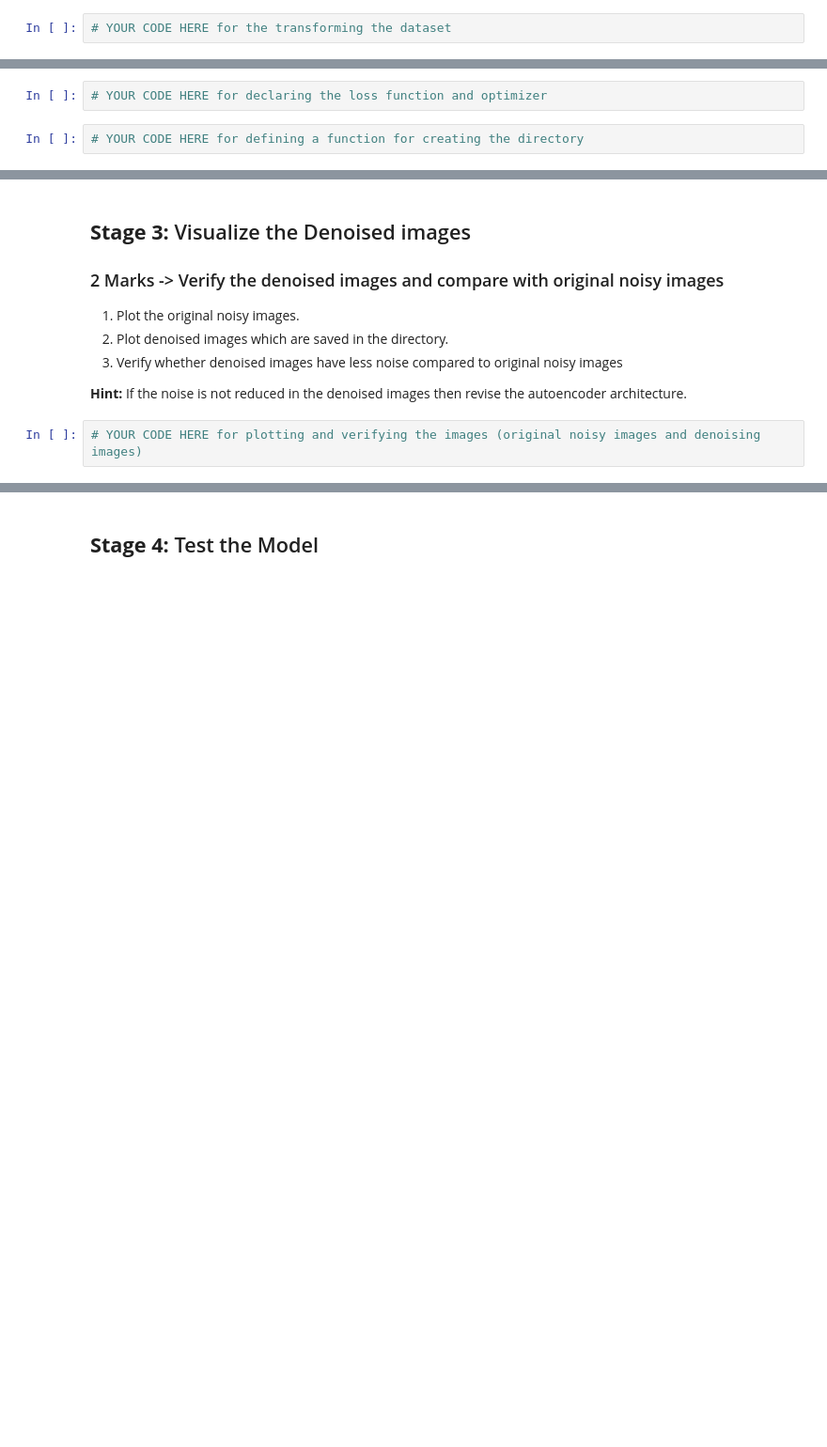
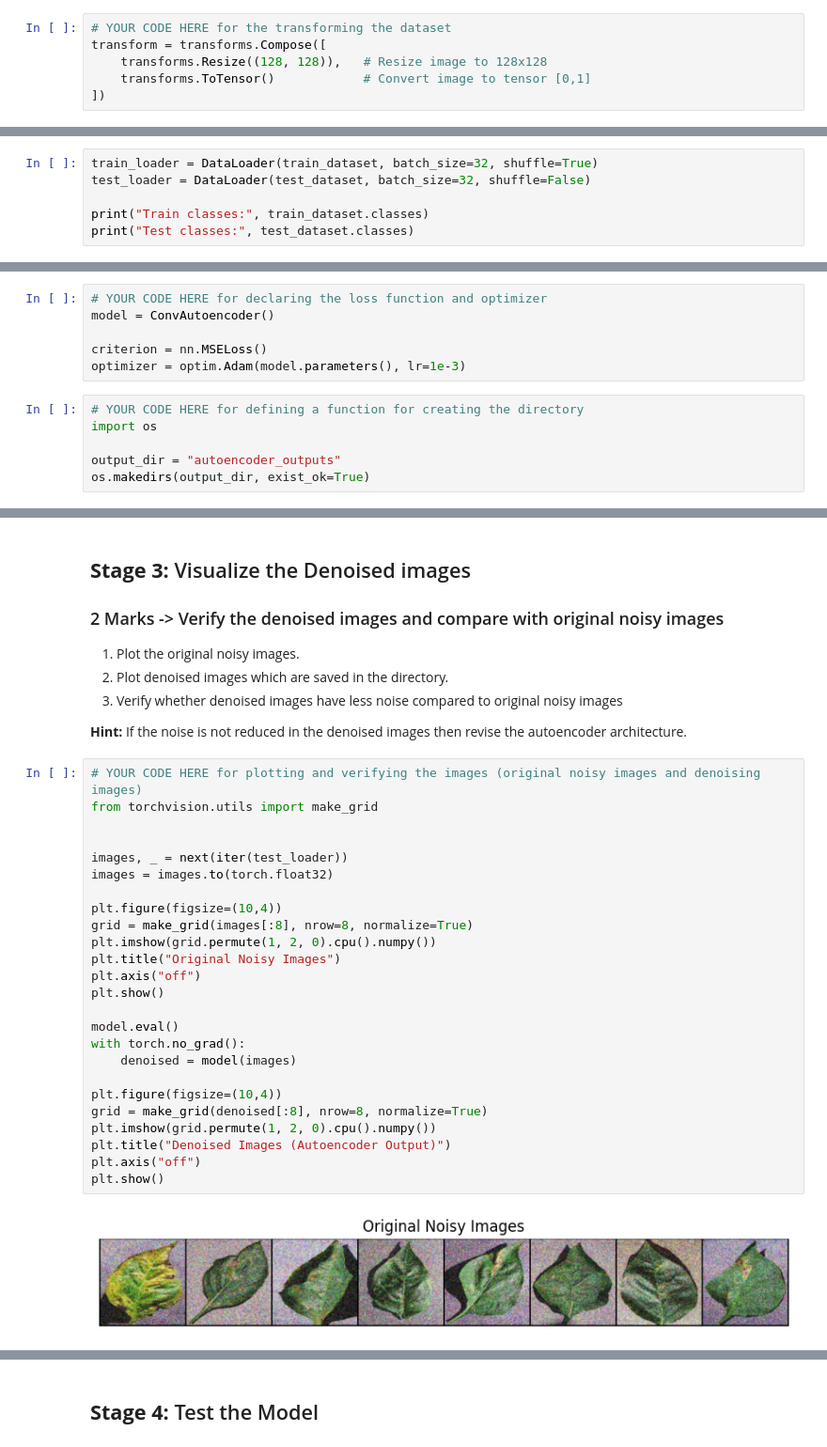
Before and after one commit to vikramvundyala/python_AI-ML, a Jupyter notebook: U3_MH2_Plant_Images_Denoising.ipynb, the cells around one changed output, grey strips where cells are left out. Shown at 94% size. Drawn from its saved outputs; the diff is of its cells as text; blank space fills up the shorter version.

```diff
--- a/U3_MH2_Plant_Images_Denoising.ipynb
+++ b/U3_MH2_Plant_Images_Denoising.ipynb
@@ -79,3 +80,7 @@ from torch.autograd import Variable
 2. Load the dataset with the defined transformations.
 # %%
 # YOUR CODE HERE for the transforming the dataset
+transform = transforms.Compose([
+    transforms.Resize((128, 128)),   # Resize image to 128x128
+    transforms.ToTensor()            # Convert image to tensor [0,1]
+])
@@ -83,0 +99,6 @@ from torch.autograd import Variable
+# %%
+train_loader = DataLoader(train_dataset, batch_size=32, shuffle=True)
+test_loader = DataLoader(test_dataset, batch_size=32, shuffle=False)
+
+print("Train classes:", train_dataset.classes)
+print("Test classes:", test_dataset.classes)
@@ -106,5 +204,13 @@ from torch.autograd import Variable
    * Save the output (denoised) images in a directory.
 # %%
 # YOUR CODE HERE for declaring the loss function and optimizer
+model = ConvAutoencoder()
+
+criterion = nn.MSELoss()
+optimizer = optim.Adam(model.parameters(), lr=1e-3)
 # %%
 # YOUR CODE HERE for defining a function for creating the directory
+import os
+
+output_dir = "autoencoder_outputs"
+os.makedirs(output_dir, exist_ok=True)
@@ -125,5 +275,30 @@ from torch.autograd import Variable
 3. Verify whether denoised images have less noise compared to original noisy images
 
 **Hint:** If the noise is not reduced in the denoised images then revise the autoencoder architecture.
-# %%
-# YOUR CODE HERE for plotting and verifying the images (original noisy images and denoising images)
+# %%
+# YOUR CODE HERE for plotting and verifying the images (original noisy images and denoising images)
+from torchvision.utils import make_grid
+
+
+images, _ = next(iter(test_loader))
+images = images.to(torch.float32)
+
+plt.figure(figsize=(10,4))
+grid = make_grid(images[:8], nrow=8, normalize=True)
+plt.imshow(grid.permute(1, 2, 0).cpu().numpy())
+plt.title("Original Noisy Images")
+plt.axis("off")
+plt.show()
+
+model.eval()
+with torch.no_grad():
+    denoised = model(images)
+
+plt.figure(figsize=(10,4))
+grid = make_grid(denoised[:8], nrow=8, normalize=True)
+plt.imshow(grid.permute(1, 2, 0).cpu().numpy())
+plt.title("Denoised Images (Autoencoder Output)")
+plt.axis("off")
+plt.show()
+# %% [output]
+[figure, added]
```
Also changed, not shown: parts of 14 cells of this notebook.
